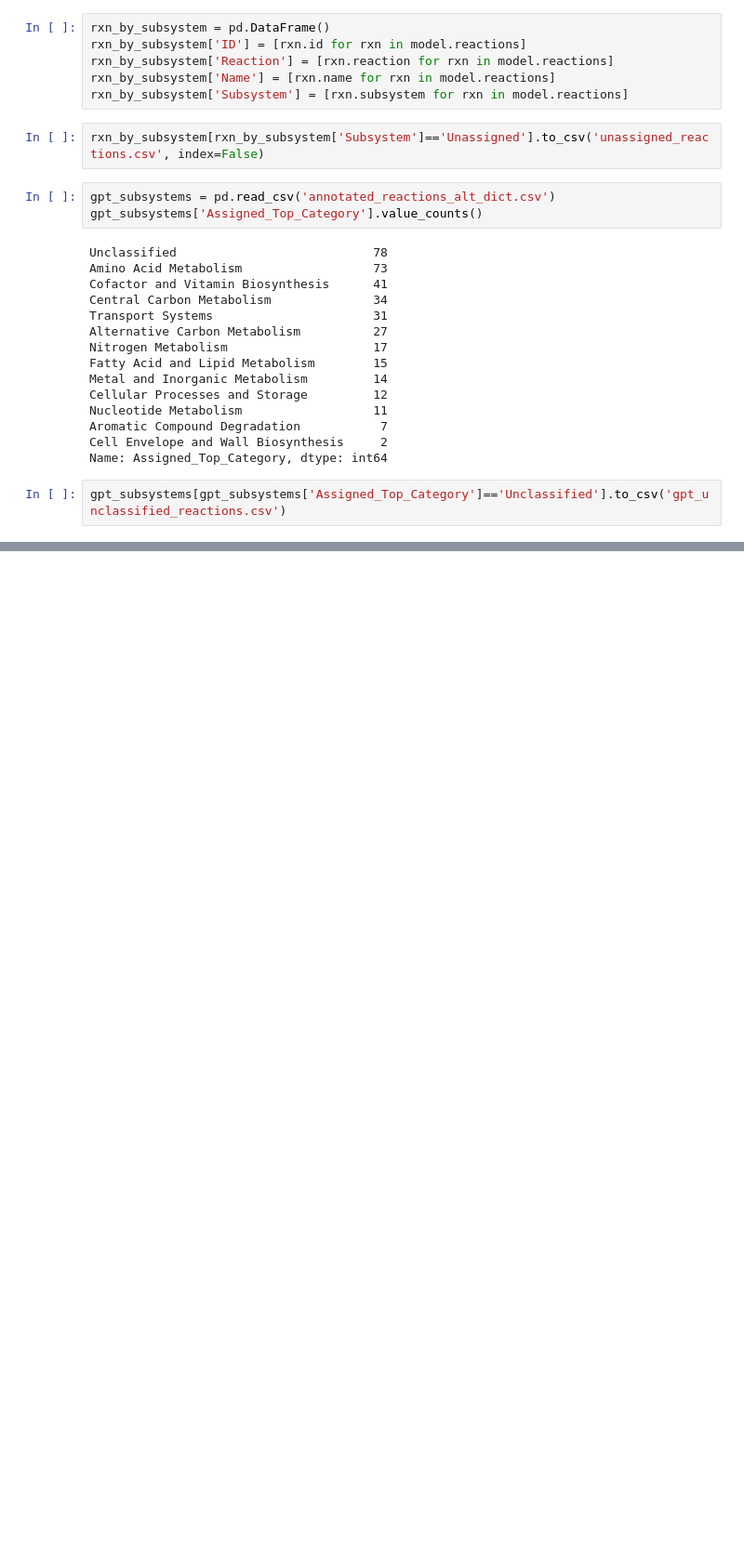
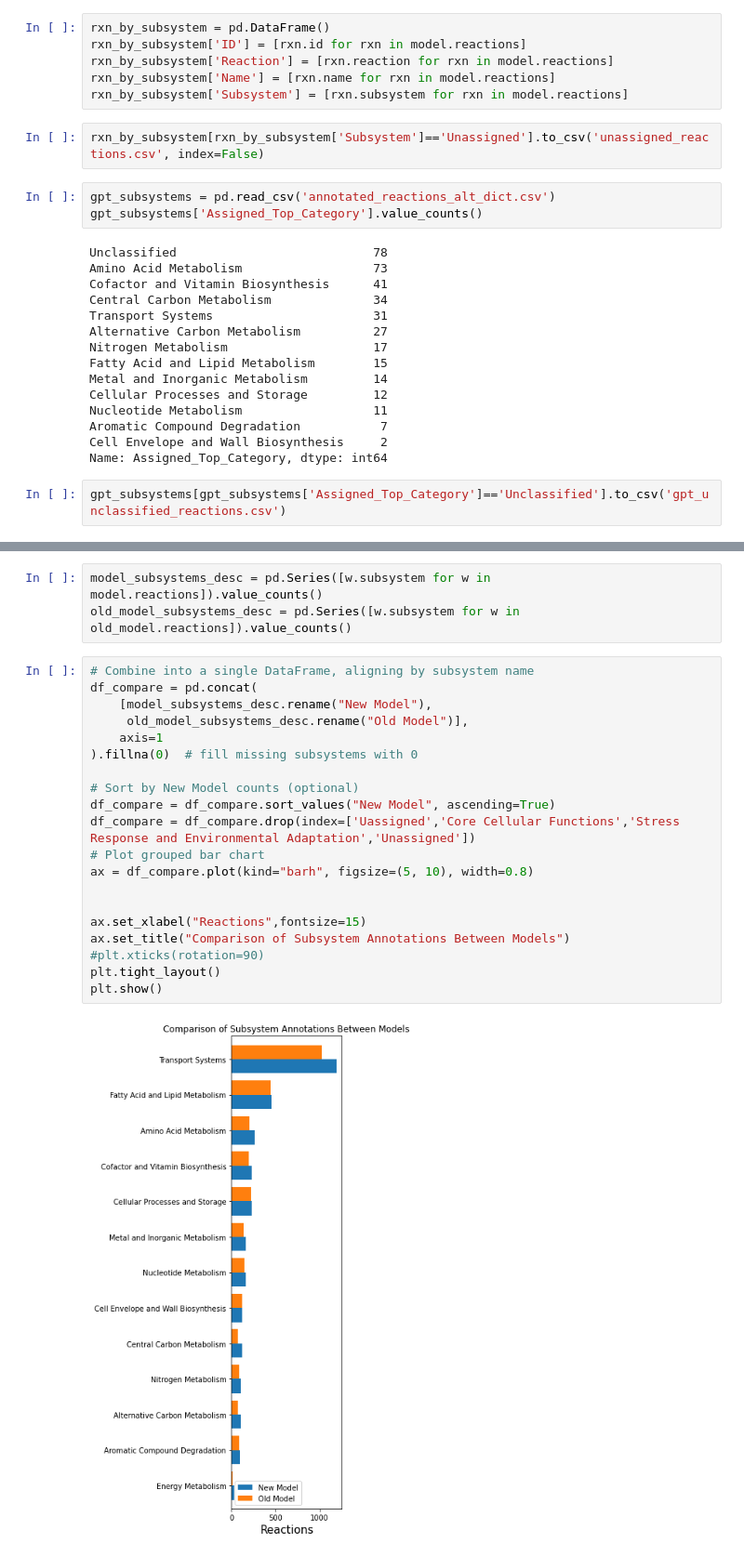
Before and after one commit to SBRG/Pseudomonas_putida_GEMs, a Jupyter notebook: subsystem_annotation.ipynb, the cells around one changed output, grey strips where cells are left out. Shown at 93% size. Cells and saved outputs as stored; diff of their text form; blank space fills up the shorter version.

Commit message:
finished subsystem annotations

```diff
--- a/subsystem_annotation.ipynb
+++ b/subsystem_annotation.ipynb
@@ -238,0 +268,25 @@ gpt_subsystems[gpt_subsystems['Assigned_Top_Category']=='Unclassified'].to_csv('
+# %%
+model_subsystems_desc = pd.Series([w.subsystem for w in model.reactions]).value_counts()
+old_model_subsystems_desc = pd.Series([w.subsystem for w in old_model.reactions]).value_counts()
+# %%
+# Combine into a single DataFrame, aligning by subsystem name
+df_compare = pd.concat(
+    [model_subsystems_desc.rename("New Model"),
+     old_model_subsystems_desc.rename("Old Model")],
+    axis=1
+).fillna(0)  # fill missing subsystems with 0
+
+# Sort by New Model counts (optional)
+df_compare = df_compare.sort_values("New Model", ascending=True)
+df_compare = df_compare.drop(index=['Uassigned','Core Cellular Functions','Stress Response and Environmental Adaptation','Unassigned'])
+# Plot grouped bar chart
+ax = df_compare.plot(kind="barh", figsize=(5, 10), width=0.8)
+
+
+ax.set_xlabel("Reactions",fontsize=15)
+ax.set_title("Comparison of Subsystem Annotations Between Models")
+#plt.xticks(rotation=90)
+plt.tight_layout()
+plt.show()
+# %% [output]
+[figure, added]
```
Also changed, not shown: parts of 9 cells of this notebook, 3 other files.
